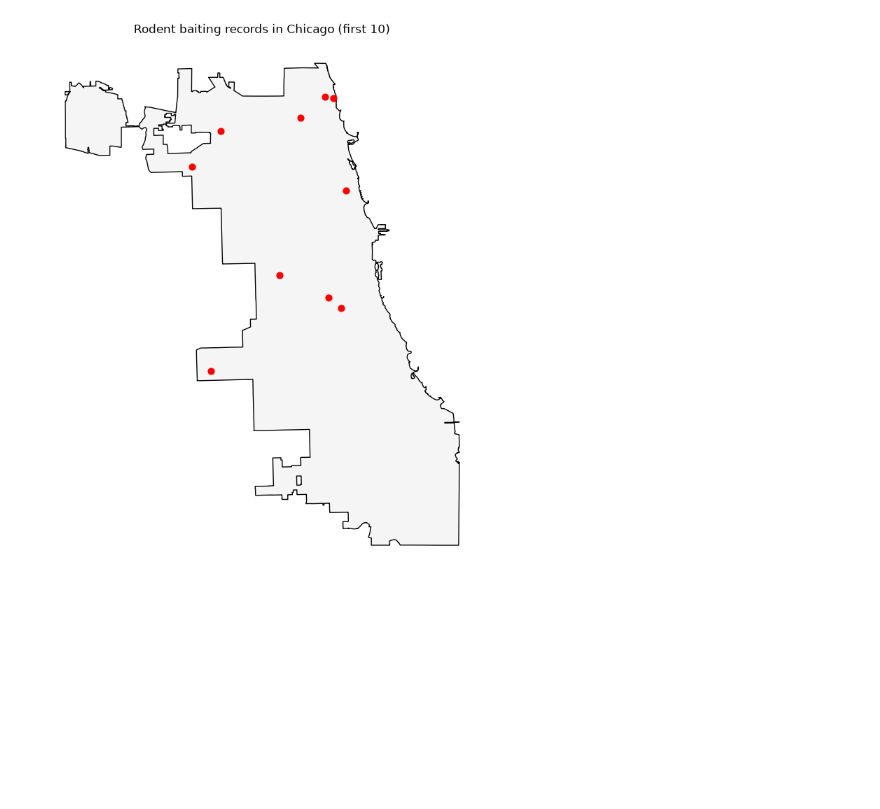
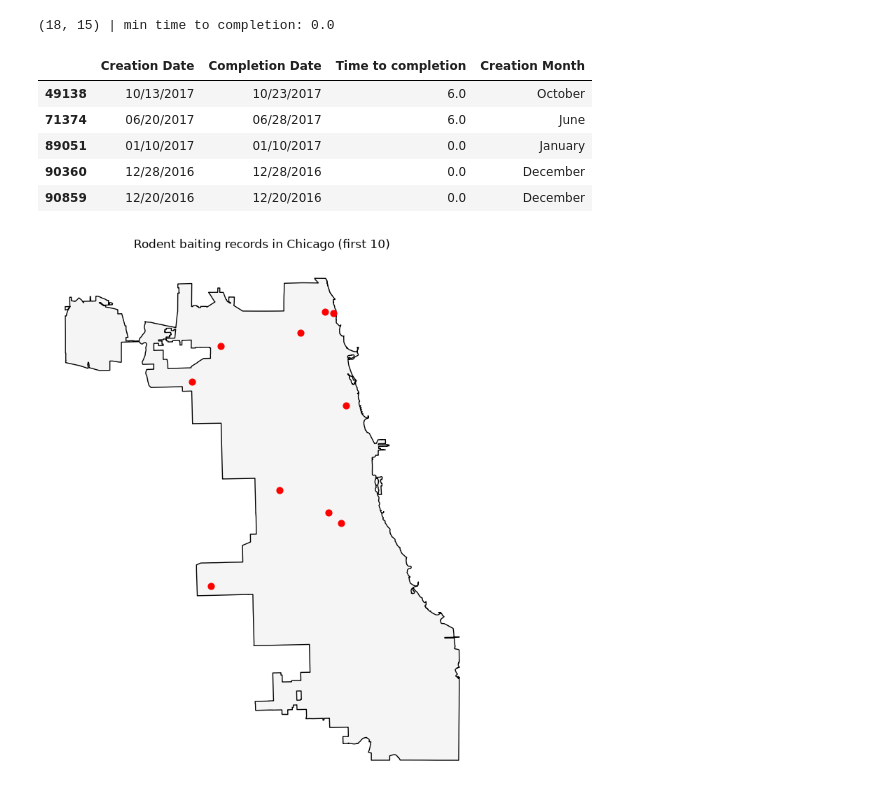
Before and after one commit to aranya444/Chicago-Rat-Project, a Jupyter notebook: cleaning-notebook.ipynb, the cells around one changed output. Drawn from its saved outputs; the diff is of its cells as text; code cells hidden in the pictures; blank space fills up the shorter version.

Commit message:
Added function to calculate response time accounting for weekends

```diff
--- a/cleaning-notebook.ipynb
+++ b/cleaning-notebook.ipynb
@@ -7,6 +7,18 @@ gdf = preprocess_rodent_data(
     "Rodent_Baiting_-_Historical_20261106.csv",
     output_path="rodent_baiting_clean.gpkg",
 )
+# %%
+# New columns: weekday-only time to completion, and creation month
+print(gdf.shape, "| min time to completion:", gdf["Time to completion"].min())
+gdf[["Creation Date", "Completion Date", "Time to completion", "Creation Month"]].head()
+# %% [output]
+(18, 15) | min time to completion: 0.0
+|  | Creation Date | Completion Date | Time to completion | Creation Month |
+| 49138 | 10/13/2017 | 10/23/2017 | 6.0 | October |
+| 71374 | 06/20/2017 | 06/28/2017 | 6.0 | June |
+| 89051 | 01/10/2017 | 01/10/2017 | 0.0 | January |
+| 90360 | 12/28/2016 | 12/28/2016 | 0.0 | December |
+| 90859 | 12/20/2016 | 12/20/2016 | 0.0 | December |
 # %%
 # Plot the first 10 rows on a map of Chicago
 plot_on_chicago(gdf, n=10)
```
Also changed, not shown: 4 other files.
